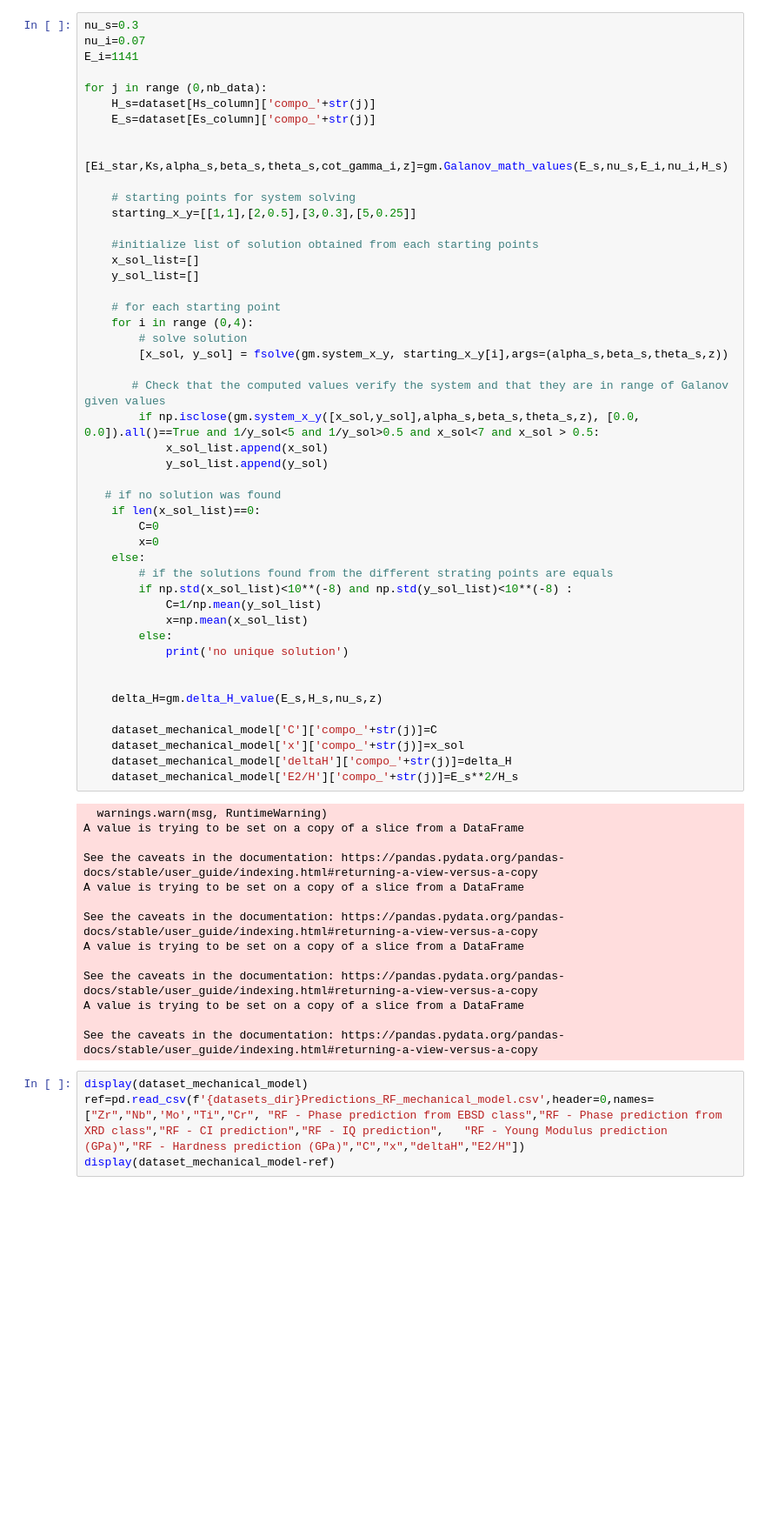
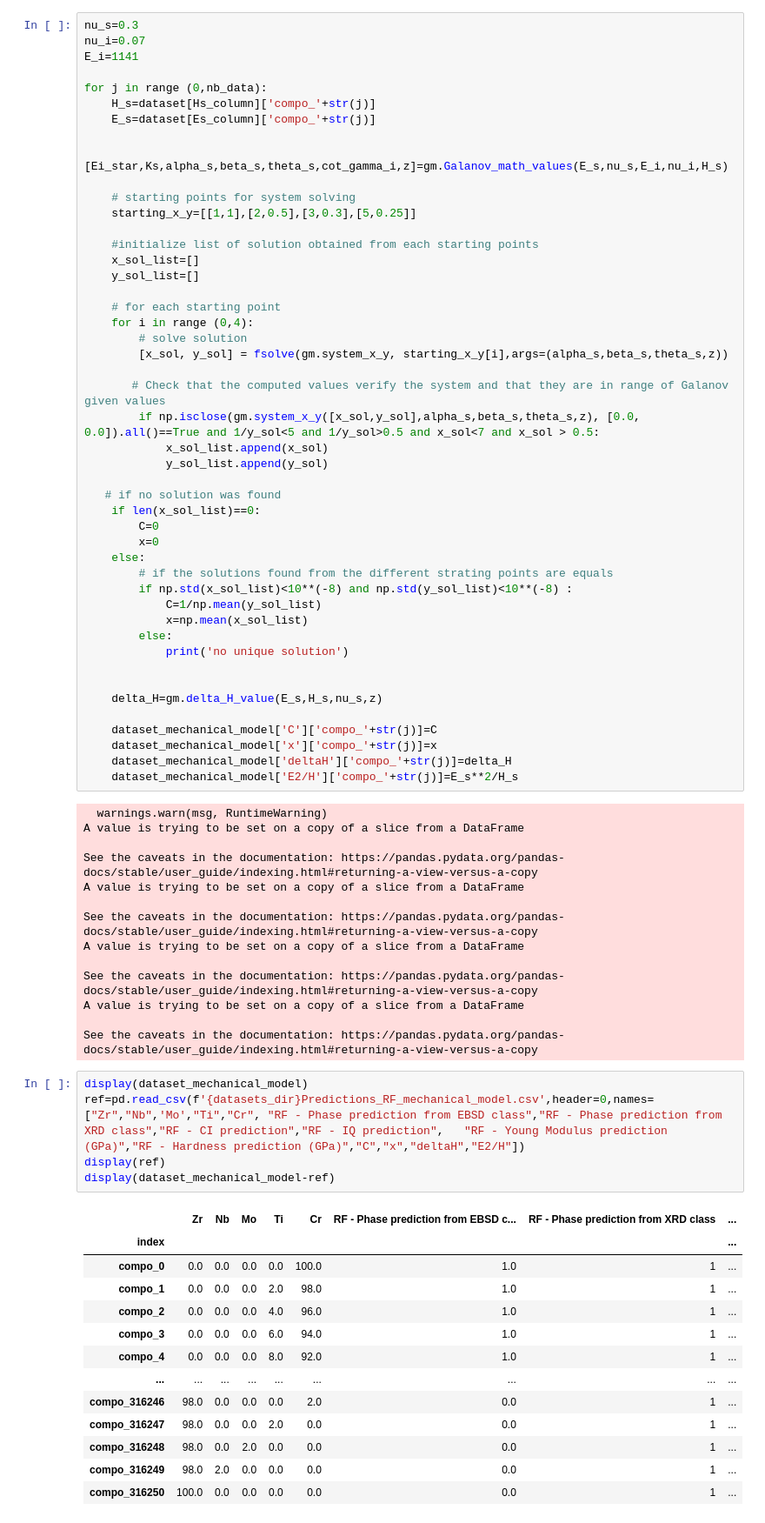
Before and after one commit to Raphael-Boichot/Accelerated-exploration-of-multinary-systems, a Jupyter notebook: GalanovModel/Mechanical_properties_computation.ipynb, the cells around one changed output. Shown at 87% size. Saved outputs shown, nothing was run; the diff lists cells and outputs as text; blank space fills up the shorter version.

```diff
--- a/GalanovModel/Mechanical_properties_computation.ipynb
+++ b/GalanovModel/Mechanical_properties_computation.ipynb
@@ -88,7 +88,7 @@ for j in range (0,nb_data):
     delta_H=gm.delta_H_value(E_s,H_s,nu_s,z)
 
     dataset_mechanical_model['C']['compo_'+str(j)]=C
-    dataset_mechanical_model['x']['compo_'+str(j)]=x_sol
+    dataset_mechanical_model['x']['compo_'+str(j)]=x
     dataset_mechanical_model['deltaH']['compo_'+str(j)]=delta_H
     dataset_mechanical_model['E2/H']['compo_'+str(j)]=E_s**2/H_s
 # %% [output]
@@ -108,4 +108,19 @@ See the caveats in the documentation: https://pandas.pydata.org/pandas-docs/stab
 # %%
 display(dataset_mechanical_model)
 ref=pd.read_csv(f'{datasets_dir}Predictions_RF_mechanical_model.csv',header=0,names=["Zr","Nb",'Mo',"Ti","Cr", "RF - Phase prediction from EBSD class","RF - Phase prediction from XRD class","RF - CI prediction","RF - IQ prediction",	"RF - Young Modulus prediction (GPa)","RF - Hardness prediction (GPa)","C","x","deltaH","E2/H"])
+display(ref)
 display(dataset_mechanical_model-ref)
+# %% [output]
+|  | Zr | Nb | Mo | Ti | Cr | RF - Phase prediction from EBSD c... | RF - Phase prediction from XRD class | ... |
+| index |  |  |  |  |  |  |  | ... |
+| compo_0 | 0.0 | 0.0 | 0.0 | 0.0 | 100.0 | 1.0 | 1 | ... |
+| compo_1 | 0.0 | 0.0 | 0.0 | 2.0 | 98.0 | 1.0 | 1 | ... |
+| compo_2 | 0.0 | 0.0 | 0.0 | 4.0 | 96.0 | 1.0 | 1 | ... |
+| compo_3 | 0.0 | 0.0 | 0.0 | 6.0 | 94.0 | 1.0 | 1 | ... |
+| compo_4 | 0.0 | 0.0 | 0.0 | 8.0 | 92.0 | 1.0 | 1 | ... |
+| ... | ... | ... | ... | ... | ... | ... | ... | ... |
+| compo_316246 | 98.0 | 0.0 | 0.0 | 0.0 | 2.0 | 0.0 | 1 | ... |
+| compo_316247 | 98.0 | 0.0 | 0.0 | 2.0 | 0.0 | 0.0 | 1 | ... |
+| compo_316248 | 98.0 | 0.0 | 2.0 | 0.0 | 0.0 | 0.0 | 1 | ... |
+| compo_316249 | 98.0 | 2.0 | 0.0 | 0.0 | 0.0 | 0.0 | 1 | ... |
+| compo_316250 | 100.0 | 0.0 | 0.0 | 0.0 | 0.0 | 0.0 | 1 | ... |
```
Also changed, not shown: parts of 1 cell of this notebook.
